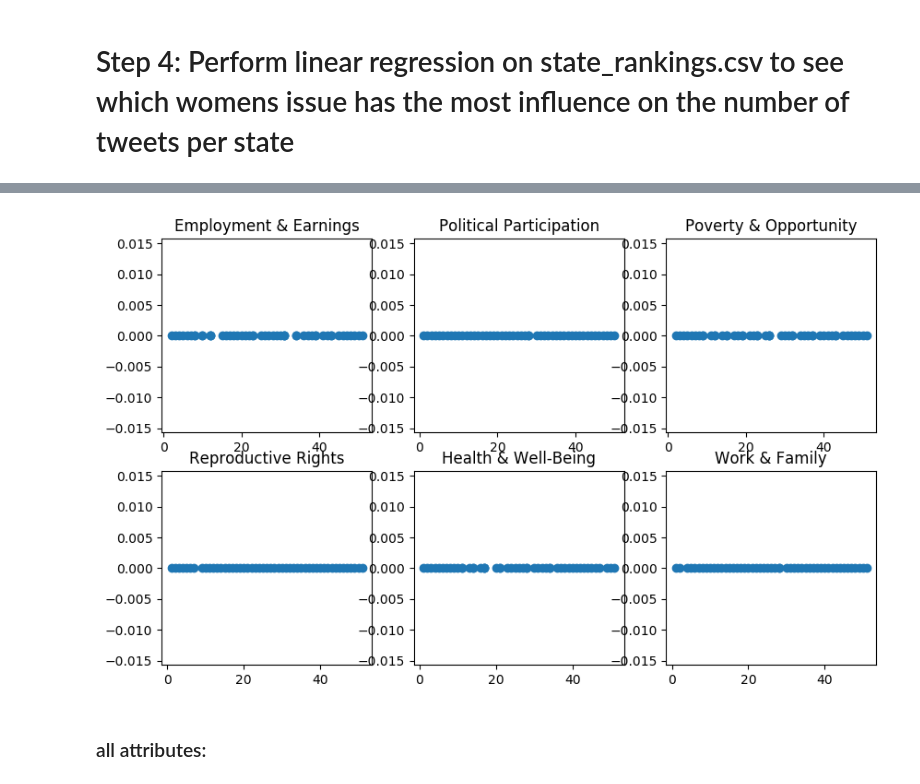
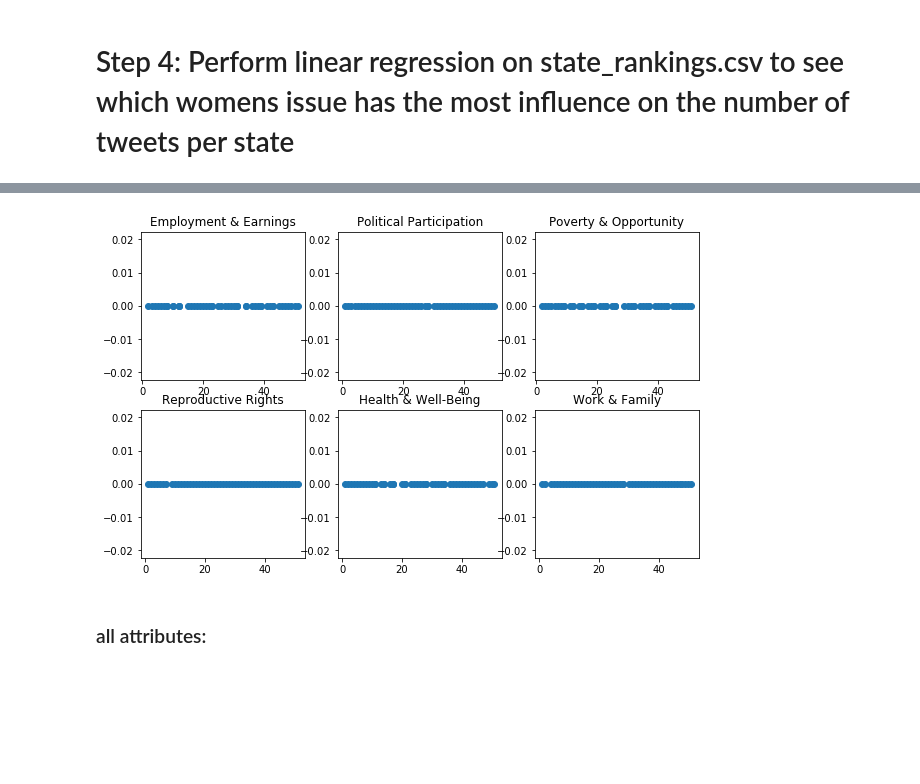
Before and after one commit to jmcaloon/womens_march, a Jupyter notebook: complete_analysis.ipynb, the cells around one changed output, grey strips where cells are left out. Cells and saved outputs as stored; diff of their text form; code cells hidden in the pictures; blank space fills up the shorter version.

```diff
--- a/complete_analysis.ipynb
+++ b/complete_analysis.ipynb
@@ -299,19 +299,17 @@ data.sample(5)
 # %%
-matplotlib.rcParams.update(matplotlib.rcParamsDefault)
-
 x = data.values[:, :6]
-y = data.values[:, 6]
+tweets_per_person = data.values[:, 6]
 
 fig, axes = plt.subplots(2, 3, figsize=(10, 6))
 
 for i in range(6):
     j = i//3
     k = i%3
-    axes[j][k].scatter(x[:, i].reshape(-1, 1), y)
+    axes[j][k].scatter(x[:, i].reshape(-1, 1), tweets_per_person)
     axes[j][k].set_title(data.columns[i])
 plt.show()
 # %% [output]
-[figure, old version]
+[figure, new version]
 # %% [markdown]
 ### all attributes:
 # %%
```
Also changed, not shown: parts of 6 cells of this notebook.
